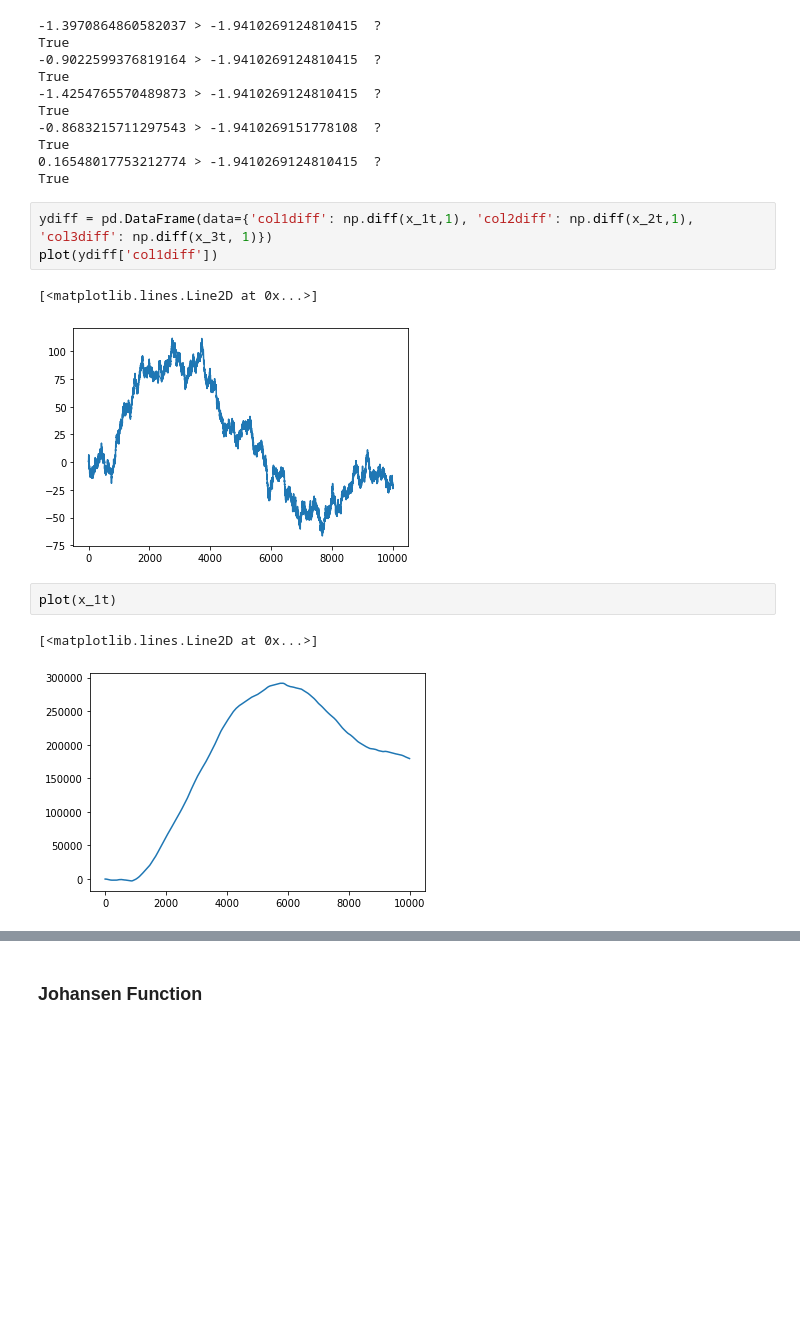
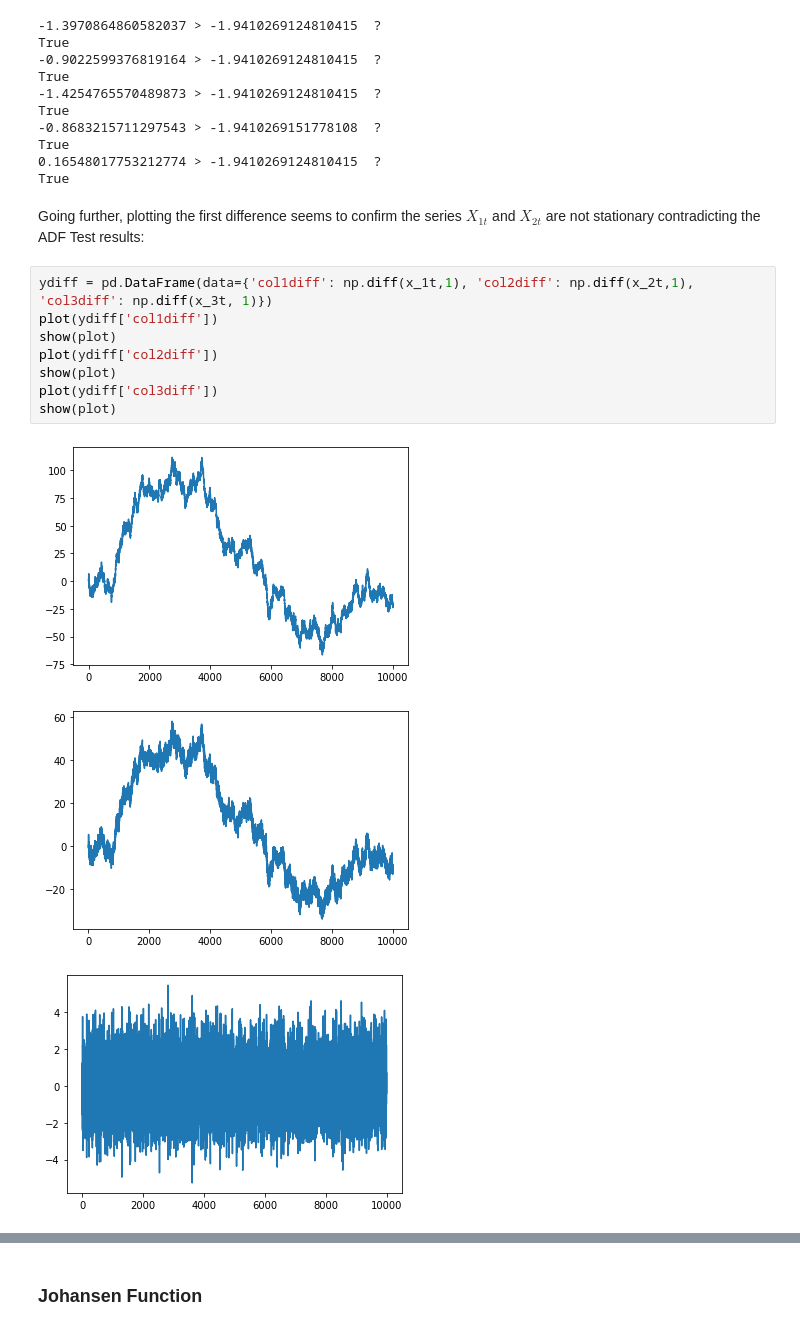
Before and after one commit to FranciscoAlonso/Johansen-Cointegration-Exercise, a Jupyter notebook: coint_sample-Example_3_2.ipynb, the cells around one changed output, grey strips where cells are left out. Drawn from its saved outputs; the diff is of its cells as text; blank space fills up the shorter version.

```diff
--- a/coint_sample-Example_3_2.ipynb
+++ b/coint_sample-Example_3_2.ipynb
@@ -134,14 +137,17 @@ True
 True
 0.16548017753212774 > -1.9410269124810415  ?
 True
+# %% [markdown]
+Going further, plotting the first difference seems to confirm the series $X_{1t}$ and $X_{2t}$ are not stationary contradicting the ADF Test results:
 # %%
 ydiff = pd.DataFrame(data={'col1diff': np.diff(x_1t,1), 'col2diff': np.diff(x_2t,1), 'col3diff': np.diff(x_3t, 1)})
 plot(ydiff['col1diff'])
+show(plot)
+plot(ydiff['col2diff'])
+show(plot)
+plot(ydiff['col3diff'])
+show(plot)
 # %% [output]
-[<matplotlib.lines.Line2D at 0x...>]
 [figure]
+[figure, added]
+[figure, added]
-# %%
-plot(x_1t)
-# %% [output]
-[<matplotlib.lines.Line2D at 0x...>]
-[figure, removed]
```
Also changed, not shown: parts of 8 cells of this notebook, 1 other file.
